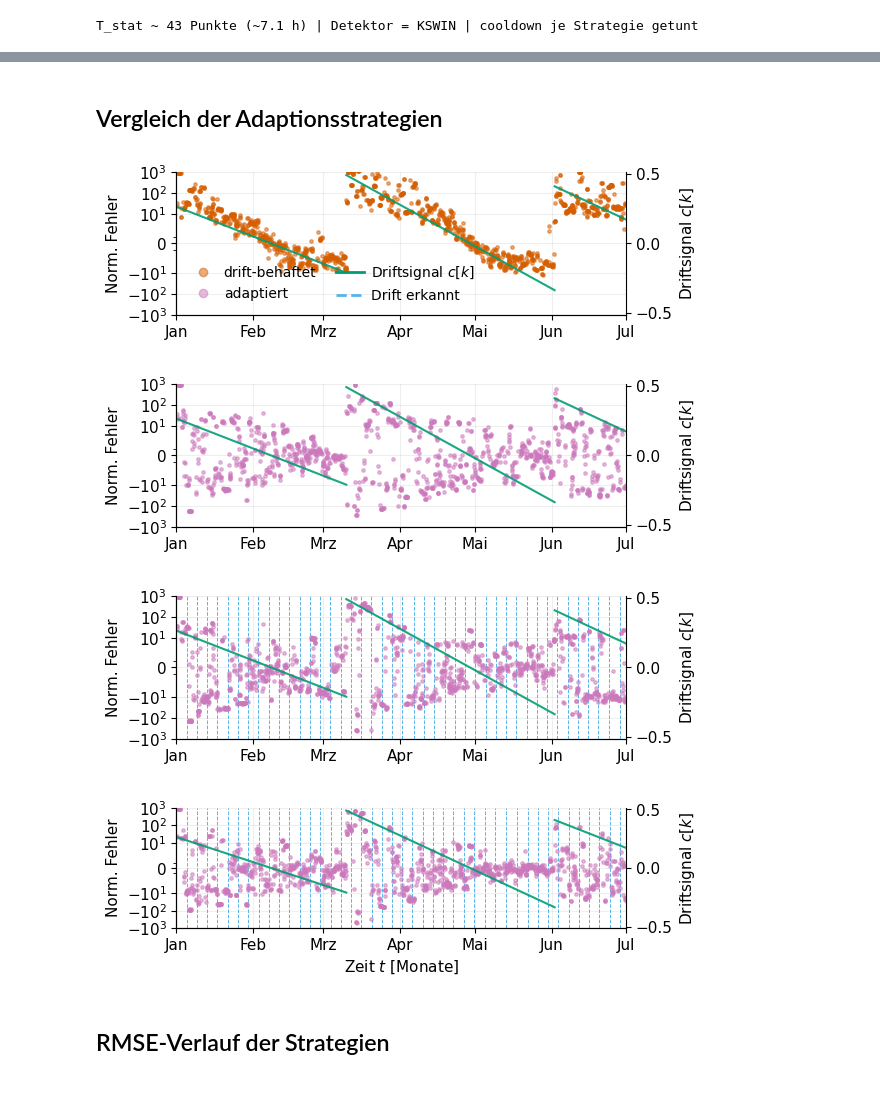
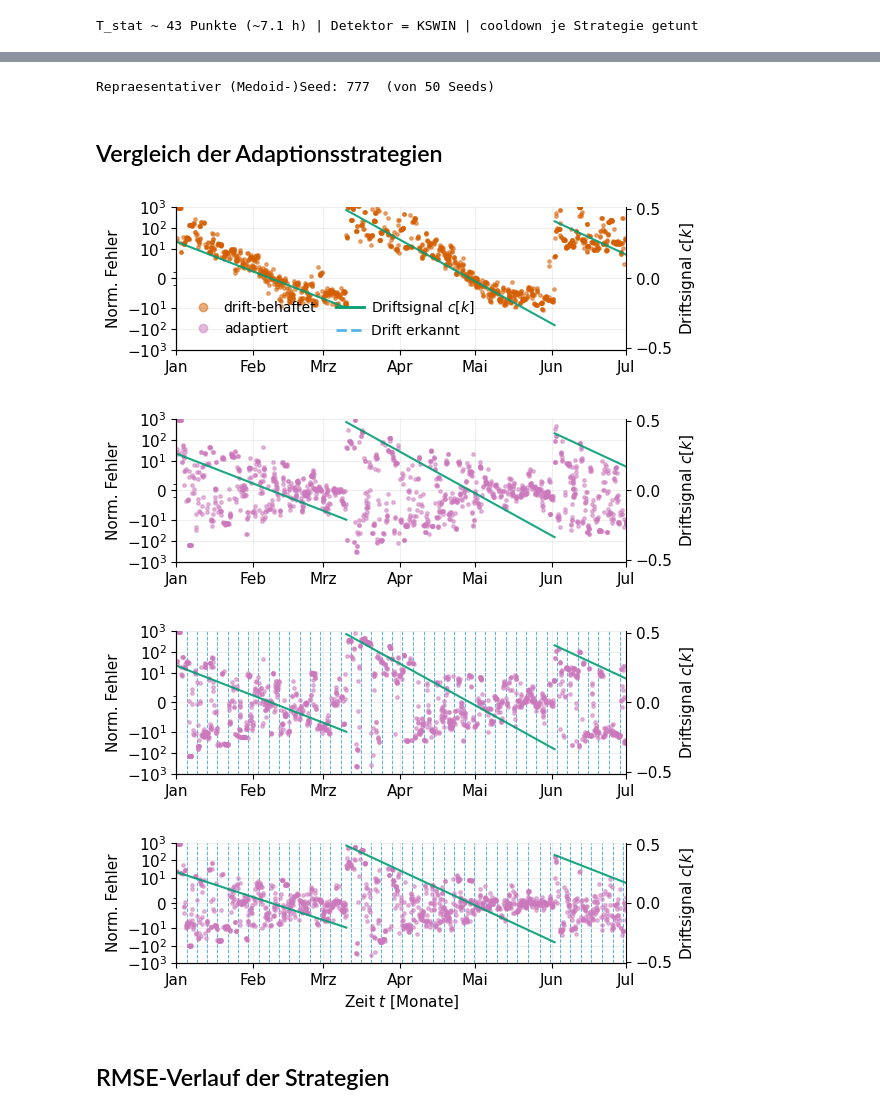
Before and after one commit to marijan-p/process_optimization_concept_drift, a Jupyter notebook: ipynb/synthetic_data/syn_adaptation.ipynb, the cells around one changed output, grey strips where cells are left out. Saved outputs shown, nothing was run; the diff lists cells and outputs as text; code cells hidden in the pictures.

```diff
--- a/ipynb/synthetic_data/syn_adaptation.ipynb
+++ b/ipynb/synthetic_data/syn_adaptation.ipynb
@@ -363,3 +438,15 @@ T_stat ~ 43 Punkte (~7.1 h) | Detektor = KSWIN | cooldown je Strategie getunt
+# %%
+# Repraesentativer Seed fuer die illustrative Zeitreihe weiter unten.
+# Medoid = Seed, dessen RMSE-Vektor ueber alle Strategien dem Mittel ueber alle
+# Seeds am naechsten liegt (pro Strategie standardisiert). Bewusst DEFINIERT statt
+# fix SEED=42, damit die eingebundene Grafik den Gesamttrend repraesentiert.
+_seed_cols = list(seed_results)
+_M = seed_rmse.loc[list(STRATEGIES), _seed_cols]
+_z = _M.sub(_M.mean(axis=1), axis=0).div(_M.std(axis=1).replace(0, 1), axis=0)
+_medoid = (_z ** 2).sum(axis=0).pow(0.5).idxmin()
+print(f"Repraesentativer (Medoid-)Seed: {_medoid}  (von {len(_seed_cols)} Seeds)")
+# %% [output]
+Repraesentativer (Medoid-)Seed: 777  (von 50 Seeds)
 # %% [markdown]
 ## Vergleich der Adaptionsstrategien
 # %%
@@ -399,8 +486,8 @@ def align_zero(ax_left, ax_right):
 
 cut = np.flatnonzero(np.diff(cd_plot) > 0) + 1
 for k, (key, title) in enumerate(PANELS):
-    err_norm = results[key]["errors_norm"][_mask_plot]
-    detect = [d for d in results[key]["detect_steps"] if d < n_plot]
+    err_norm = seed_results[_medoid][key]["errors_norm"][_mask_plot]
+    detect = [d for d in seed_results[_medoid][key]["detect_steps"] if d < n_plot]
 
     fig, ax = plt.subplots(figsize=(ts.fig_width(), ts.fig_width(0.33)))
     m = rng.random(n_plot) < FRAC
@@ -423,36 +510,36 @@ for k, (key, title) in enumerate(PANELS):
     ax.set_ylim(-1e3, 1e3)
     ax.set_yticks([-1e3, -1e2, -1e1, 0, 1e1, 1e2, 1e3])
     ax.set_yticklabels([r"$-10^3$", r"$-10^2$", r"$-10^1$", r"$0$",
                     r"$10^1$", r"$10^2$", r"$10^3$"])
     ax.set_ylabel("Norm. Fehler")
     ax.margins(x=0)
     ax.grid(True, alpha=0.2)
     ax.xaxis.set_major_locator(mdates.MonthLocator(interval=1))
     ax.xaxis.set_major_formatter(mdates.DateFormatter("%b"))
     if k == len(PANELS) - 1:
         ax.set_xlabel("Zeit $t$ [Monate]")
 
     if k == 0:
         handles = [Line2D([0], [0], marker="o", linestyle="", color=ts.C["drift_afflicted"],
                           alpha=ALPHA, label="drift-behaftet"),
                    Line2D([0], [0], marker="o", linestyle="", color=ts.C["adapted"],
                           alpha=ALPHA, label="adaptiert"),
                    Line2D([0], [0], color=C_DRIFT, label="Driftsignal $c[k]$"),
                    Line2D([0], [0], color=C_DET, linestyle="--", label="Drift erkannt")]
         ax.legend(handles=handles, loc="lower left",
                   ncol=2, frameon=False, columnspacing=1.4, handletextpad=0.5)
 
     fig.tight_layout()
     if IS_FINAL:
         plot_store.save_figure(fig, f"adaptation_{key}", adapt_cfg,
                                final=IS_FINAL, savefig_kwargs={"dpi": 300},
                                archive_kwargs={"dpi": 300})
     plt.show()
 # %% [output]
 [figure]
-[figure, old version]
+[figure, new version]
-[figure, old version]
+[figure, new version]
-[figure, old version]
+[figure, new version]
 # %% [markdown]
 ## RMSE-Verlauf der Strategien
 # %%
```
Also changed, not shown: parts of 12 cells of this notebook, 2 other files.
